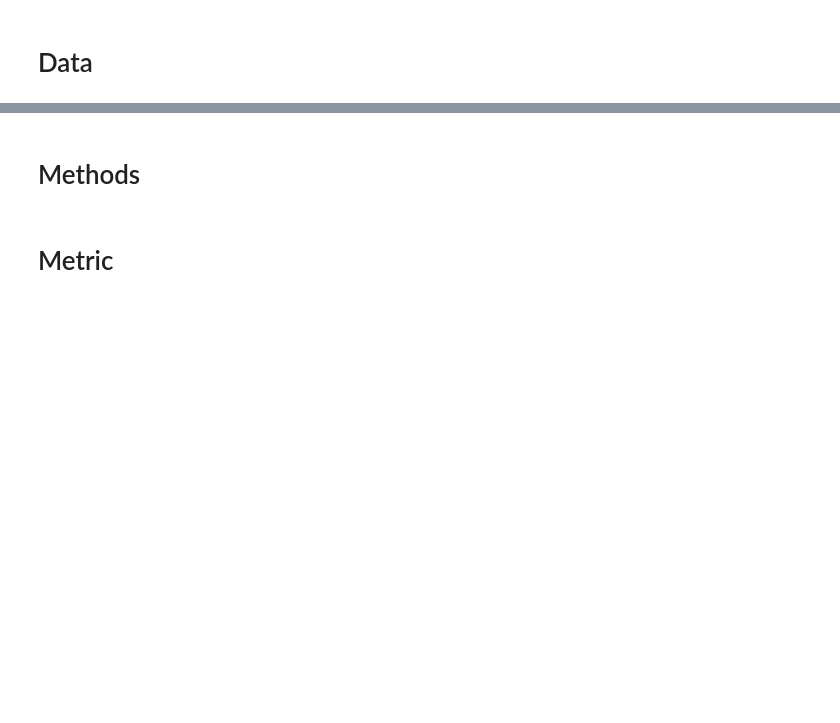
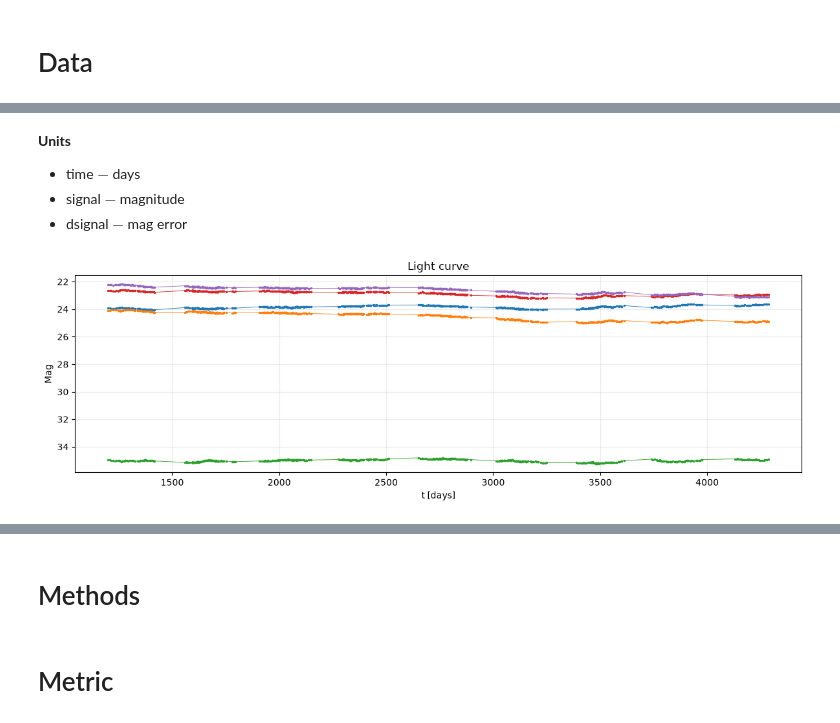
Before and after one commit to AstroStat-Academy/hackathon-1, a Jupyter notebook: challenge/challenge.ipynb, the cells around one changed output, grey strips where cells are left out. Saved outputs shown, nothing was run; the diff lists cells and outputs as text; code cells hidden in the pictures; blank space fills up the shorter version.

Commit message:
Gave structural meaning to the challenge file

```diff
--- a/challenge/challenge.ipynb
+++ b/challenge/challenge.ipynb
@@ -12,20 +70,0 @@ from IPython.display import display, Image
-# %%
-display(pd.DataFrame([
-    ("time",    "days"),
-    ("signal",  "magnitude"),
-    ("dsignal", "error (placeholder: constant ~22.2)"),
-], columns=["column", "meaning"]).set_index("column"))
-
-files = ["mock_data/testCAM-i_LC_sampled 98.json", "mock_data/testCAM-i_LC_sampled 99.json"]
-lcs = {f: [{k: np.asarray(v, float) for k, v in e.items()} for e in json.load(open(f))]
-       for f in files}
-
-display(pd.DataFrame([{"file": f, "image": i, "N": len(c["time"]),
-                       "time": f'{c["time"].min():.0f} - {c["time"].max():.0f}',
-                       "signal": f'{c["signal"].min():.2f} - {c["signal"].max():.2f}',
-                       "dsignal": round(c["dsignal"].mean(), 3)}
-                      for f, cs in lcs.items() for i, c in enumerate(cs)]
-                     ).set_index(["file", "image"]))
-
-print(f"{files[0]}, image 0, first rows:")
-display(pd.DataFrame({k: v[:5] for k, v in lcs[files[0]][0].items()}))
@@ -57,11 +137,16 @@ mock_data/testCAM-i_LC_sampled 98.json, image 0, first rows:
+# %% [markdown]
+**Units**
+- time $-$ days
+- signal $-$ magnitude
+- dsignal $-$ mag error
 # %%
-COL = {0: "C0", 1: "C1", 2: "0.6", 3: "C2", 4: "C3"}
-fig, axes = plt.subplots(2, 1, figsize=(12, 7), sharex=True)
-for ax, f in zip(axes, files):
-    for i in [0, 1, 3, 4]:                    # image 2 is at ~35 mag, off scale
-        ax.plot(lcs[f][i]["time"], lcs[f][i]["signal"], ".-", ms=3, lw=.6,
-                color=COL[i], label=f"image {i}")
-    ax.invert_yaxis(); ax.grid(alpha=.25)
-    ax.set(title=f, ylabel="Mag"); ax.legend(ncol=4, fontsize=8)
-axes[1].set_xlabel("t [days]")
-plt.tight_layout(); plt.show()
+fig, ax = plt.subplots(figsize=(12, 4))
+for i, df_curve in curves_dict.items():
+    ax.plot(df_curve["time"], df_curve["signal"], ".-", ms=3, lw=0.6)
+    ax.invert_yaxis()
+    ax.grid(alpha=0.25)
+    ax.set(xlabel="t [days]", ylabel="Mag", title="Light curve")
+plt.tight_layout()
+plt.show()
+# %% [output]
+[figure, added]
```
Also changed, not shown: parts of 16 cells of this notebook, 1 other file.
